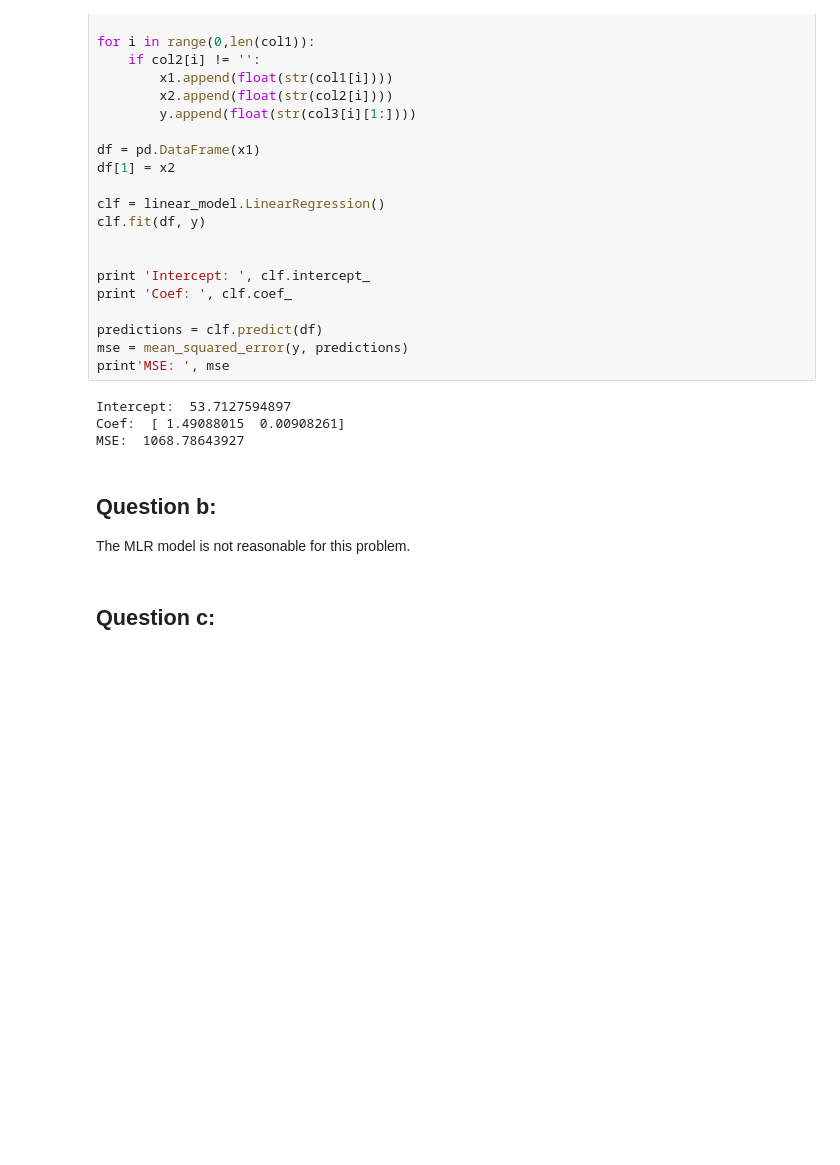
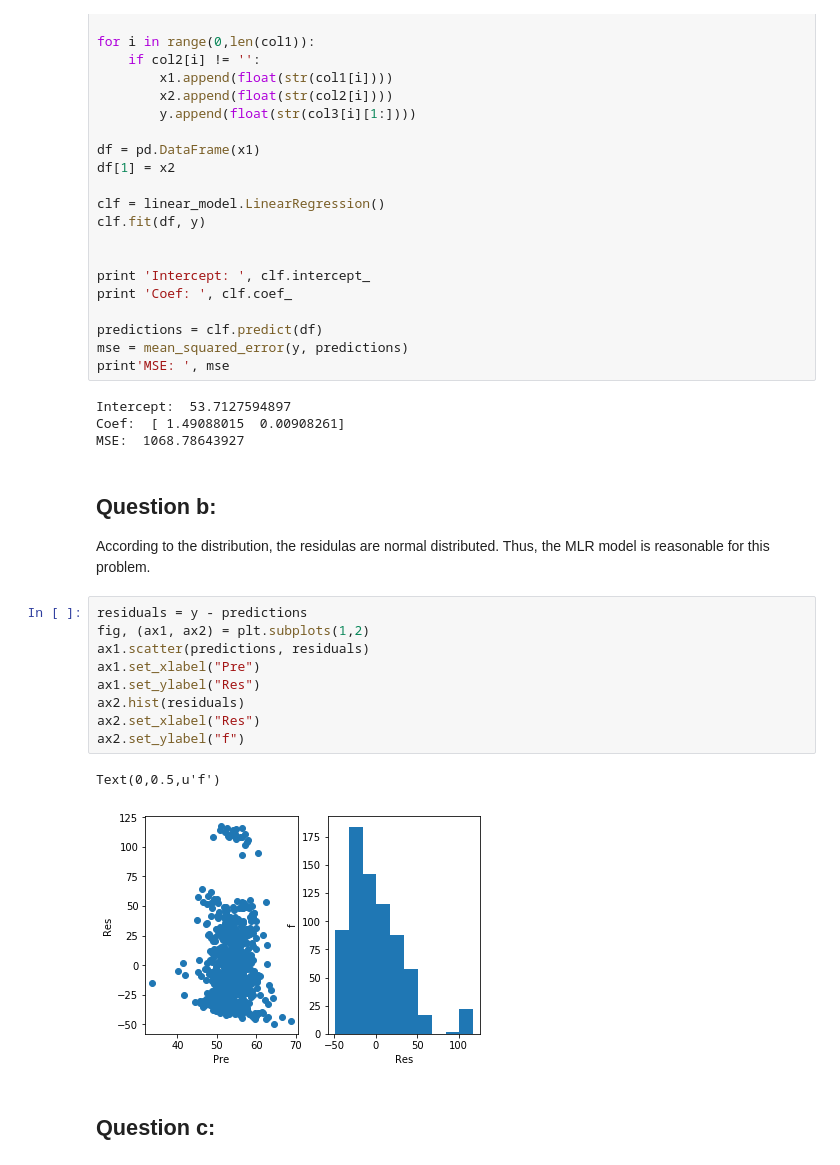
Before and after one commit to alexedinburgh/DM, a Jupyter notebook: HW1/HW1.ipynb, the cells around one changed output. Saved outputs shown, nothing was run; the diff lists cells and outputs as text; blank space fills up the shorter version.

```diff
--- a/HW1/HW1.ipynb
+++ b/HW1/HW1.ipynb
@@ -225,6 +225,18 @@ MSE:  1068.78643927
 # %% [markdown]
 ## Question b:
 
-The MLR model is not reasonable for this problem.
+According to the distribution, the residulas are normal distributed. Thus, the MLR model is reasonable for this problem.
+# %%
+residuals = y - predictions
+fig, (ax1, ax2) = plt.subplots(1,2)
+ax1.scatter(predictions, residuals)
+ax1.set_xlabel("Pre")
+ax1.set_ylabel("Res")
+ax2.hist(residuals)
+ax2.set_xlabel("Res")
+ax2.set_ylabel("f")
+# %% [output]
+Text(0,0.5,u'f')
+[figure, added]
 # %% [markdown]
 ## Question c:
```
Also changed, not shown: parts of 4 cells of this notebook.
